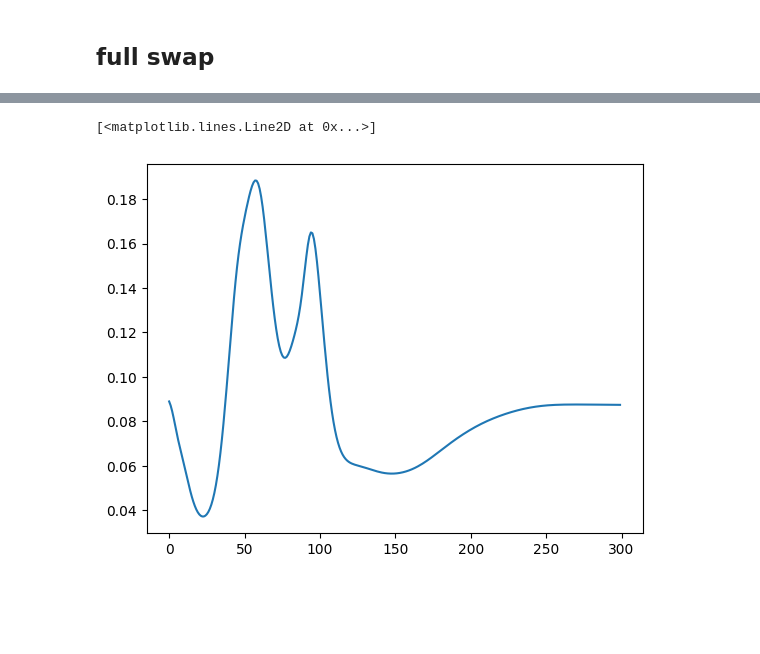
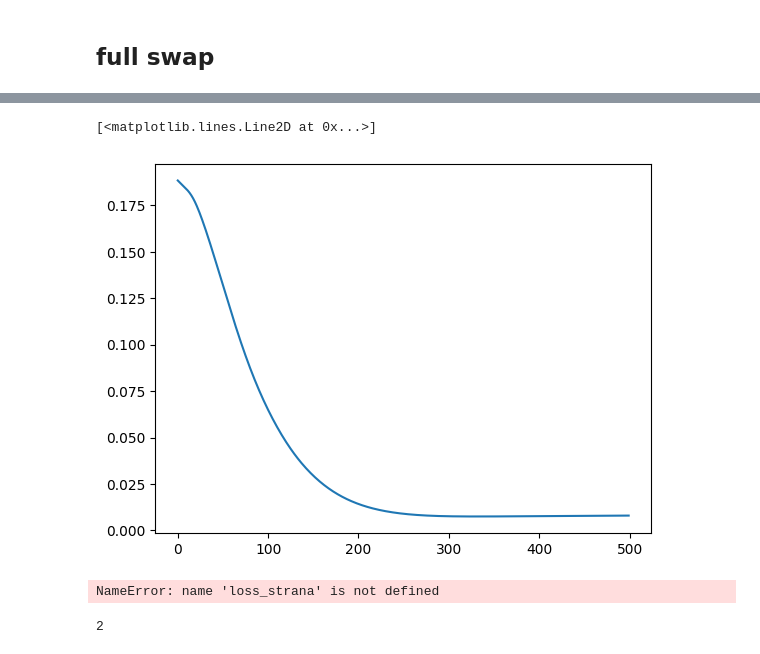
Before and after one commit to filorazi/Dim_red_SWAP, a Jupyter notebook: test.ipynb, the cells around one changed output, grey strips where cells are left out. Drawn from its saved outputs; the diff is of its cells as text; code cells hidden in the pictures; blank space fills up the shorter version.

```diff
--- a/test.ipynb
+++ b/test.ipynb
@@ -148,15 +148,16 @@ jax.config.update("jax_enable_x64", True)
 # %%
 def penny_train():
     loss = []
-    opt=AdamOptimizer(stepsize=.05)
-    n_qubit_autoencoder=4
+    layerparam=6
+
+    opt=AdamOptimizer(stepsize=.005)
+    n_qubit_autoencoder=2
     repetition=1
-    n_qubit_swap=n_qubit_autoencoder-n_qubit_autoencoder//(2**(repetition))
-    n_qubit_meas=n_qubit_autoencoder-n_qubit_autoencoder//(2**(repetition))
+    n_qubit_swap=n_qubit_autoencoder-n_qubit_autoencoder//(2**(repetition))+1
     n_qubit=n_qubit_autoencoder+n_qubit_swap
-    num_params=sum([4*n_qubit_autoencoder//2**(i+1) for i in range(repetition)])
-    epochs= 300
-    n= 150
+    num_params=sum([layerparam*n_qubit_autoencoder//2**(i+1) for i in range(repetition)])
+    epochs= 500
+    n= 6
     P=np.random.rand(n)
     np.random.shuffle(P)
     y=np.array([0]*n,requires_grad=True)
@@ -179,12 +180,11 @@ def penny_train():
 
     fig, ax = qml.draw_mpl(trainer)(wq[-1],.56)
     plt.show(   )
-    return
 
     def loss_function(w):
 
         pred =np.array([trainer(w,x)[1] for x in P], requires_grad=True)
-        current_loss = np.power(pred,2).mean()
+        current_loss = pred.mean()
 
 
         return current_loss
@@ -205,5 +205,13 @@ Epoch 299: Loss = 0.08740046279646642
 # %%
-plt.plot(list(range(300)),loss)
+plt.plot(list(range(500)),loss)
 # %% [output]
 [<matplotlib.lines.Line2D at 0x...>]
-[figure, old version]
+[figure, new version]
+# %%
+loss_strana
+# %% [output]
+NameError: name 'loss_strana' is not defined
+# %%
+n_qubit_swap
+# %% [output]
+2
```
Also changed, not shown: parts of 4 cells of this notebook.
